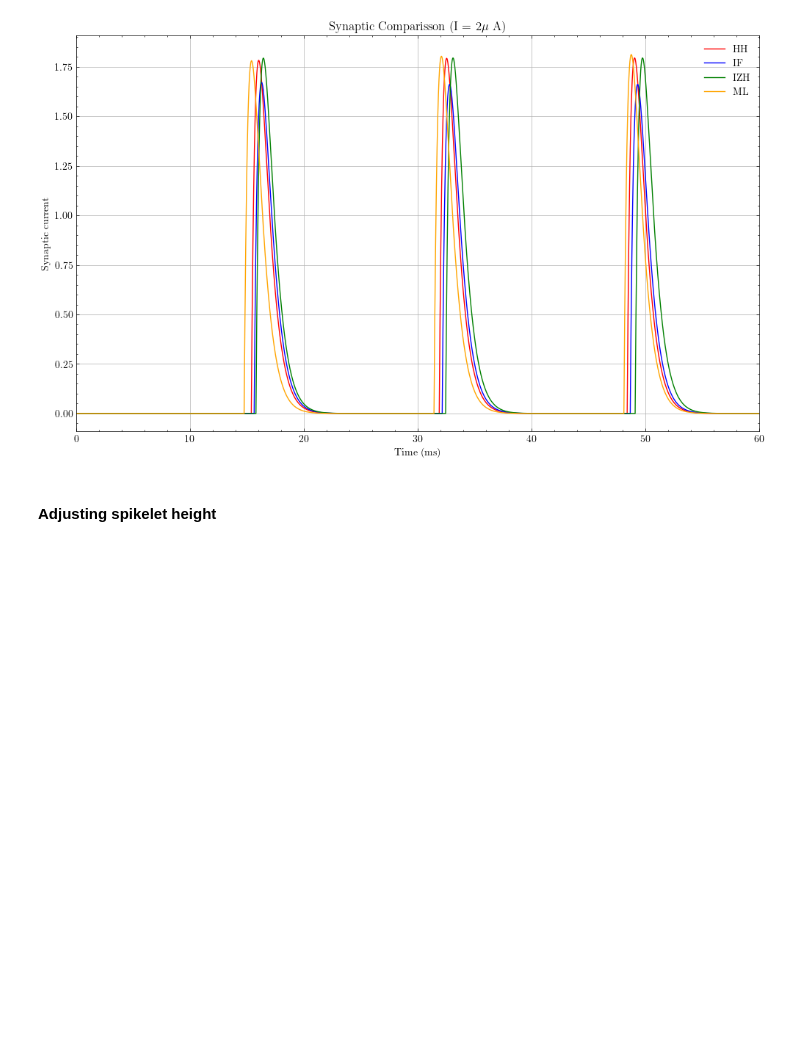
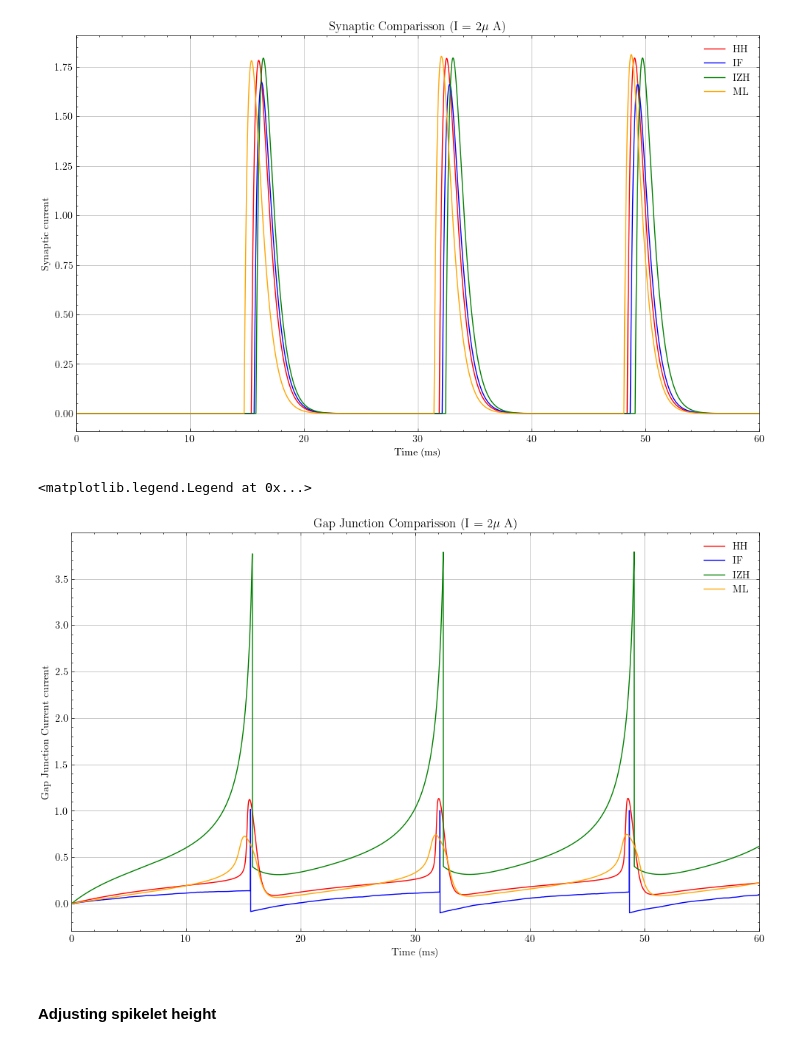
Before and after one commit to Sir-Bip-Bop/Gap-Junction-Coupling-Studies, a Jupyter notebook: NeuronPairs/spikelet.ipynb, the cells around one changed output. Cells and saved outputs as stored; diff of their text form; code cells hidden in the pictures; blank space fills up the shorter version.

```diff
--- a/NeuronPairs/spikelet.ipynb
+++ b/NeuronPairs/spikelet.ipynb
@@ -82,8 +82,8 @@ plt.grid()
 # %% [output]
 [figure]
 # %%
-def compute_gap(V,A):
-    return np.ravel((np.multiply(A,np.subtract.outer(V, V))).sum(axis=0))
+def compute_gap(V,k):
+    return np.ravel(k*(np.subtract(V[0], V[1])))
 
 def compute_syn(V,I_syn):
     return - np.ravel(np.multiply(I_syn, (np.subtract(V, 80))))
@@ -100,9 +100,9 @@ plt.grid()
 [figure]
 # %%
-#gap_HH = compute_gap(dataHH_adjust[:,1], np.array([[0, 1], [1, 0]]))
-#gap_IF = compute_gap(dataIF_adjust[:,1], np.array([[0, 1], [1, 0]]))
-#gap_IZH = compute_gap(dataIZH_adjust[:,1], np.array([[0, 1], [1, 0]]))
-#gap_ML = compute_gap(dataML_adjust[:,1], np.array([[0, 1], [1, 0]]))
+gap_HH = compute_gap((dataHH_adjust[:,0],dataHH_adjust[:,1]),0.012 )
+gap_IF = compute_gap((dataIF_adjust[:,0],dataIF_adjust[:,1]),0.012 )
+gap_IZH = compute_gap((dataIZH_adjust[:,0],dataIZH_adjust[:,1]),0.04 )
+gap_ML = compute_gap((dataML_adjust[:,0],dataML_adjust[:,1]),0.008 )
 
 syn_HH = compute_syn(dataHH_adjust[:,1], completeHH_adjust[:,10])
 syn_IF = compute_syn(dataIF_adjust[:,1], completeIF_adjust[:,4])
@@ -168,6 +168,20 @@ plt.legend()
 # %% [output]
 <matplotlib.legend.Legend at 0x...>
 [figure]
+# %%
+time = np.linspace(0,t_final,int(t_final/dt),)
+plt.plot(time,gap_HH, color = 'red', label = 'HH')
+plt.plot(time,gap_IF, color = 'blue', label = 'IF')
+plt.plot(time,gap_IZH, color = 'green', label = 'IZH')
+plt.plot(time,gap_ML, color = 'orange', label = 'ML')
+plt.title(r'Gap Junction Comparisson (I = 2$\mu$ A)')
+plt.xlabel('Time (ms)')
+plt.ylabel('Gap Junction Current current')
+plt.xlim(0,60)
+plt.legend()
+# %% [output]
+<matplotlib.legend.Legend at 0x...>
+[figure, added]
 # %% [markdown]
 #### Adjusting spikelet height
 # %%
```
Also changed, not shown: parts of 3 cells of this notebook, 13 other files.
